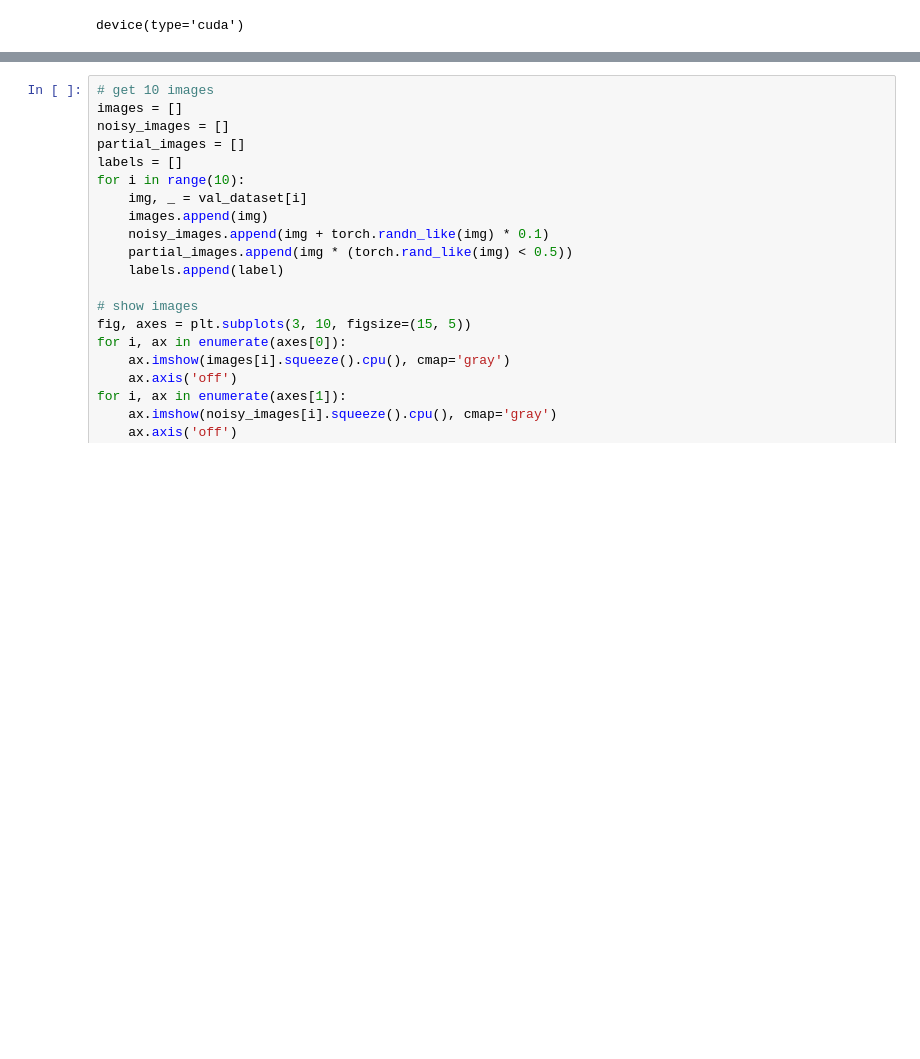
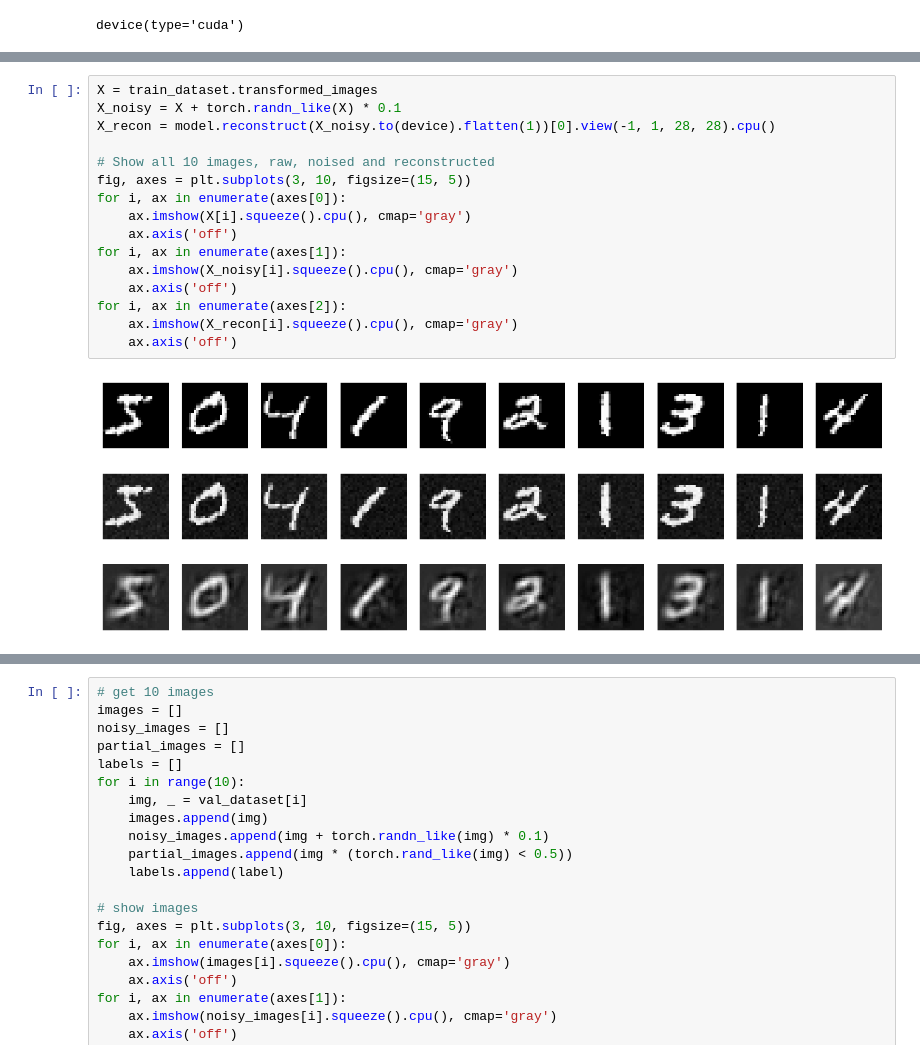
Before and after one commit to joeagriffith/pclib, a Jupyter notebook: examples/mnist/mnist_fc_ss.ipynb, the cells around one changed output, grey strips where cells are left out. Saved outputs shown, nothing was run; the diff lists cells and outputs as text; blank space fills up the shorter version.

```diff
--- a/examples/mnist/mnist_fc_ss.ipynb
+++ b/examples/mnist/mnist_fc_ss.ipynb
@@ -173,3 +153,21 @@ plot_stats(stats, model)
+# %%
+X = train_dataset.transformed_images
+X_noisy = X + torch.randn_like(X) * 0.1
+X_recon = model.reconstruct(X_noisy.to(device).flatten(1))[0].view(-1, 1, 28, 28).cpu()
+
+# Show all 10 images, raw, noised and reconstructed
+fig, axes = plt.subplots(3, 10, figsize=(15, 5))
+for i, ax in enumerate(axes[0]):
+    ax.imshow(X[i].squeeze().cpu(), cmap='gray')
+    ax.axis('off')
+for i, ax in enumerate(axes[1]):
+    ax.imshow(X_noisy[i].squeeze().cpu(), cmap='gray')
+    ax.axis('off')
+for i, ax in enumerate(axes[2]):
+    ax.imshow(X_recon[i].squeeze().cpu(), cmap='gray')
+    ax.axis('off')
+# %% [output]
+[figure, added]
 # %%
 plt.plot(stats['train_corr'])
 # %% [output]
```
Also changed, not shown: parts of 8 cells of this notebook, 29 other files.
